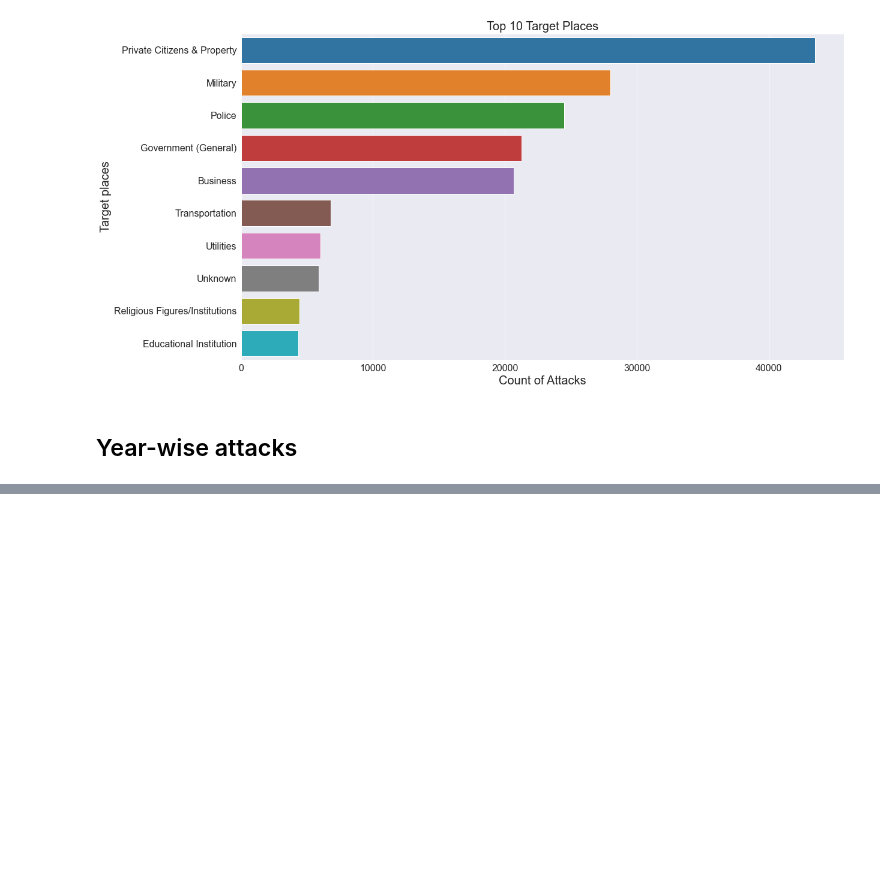
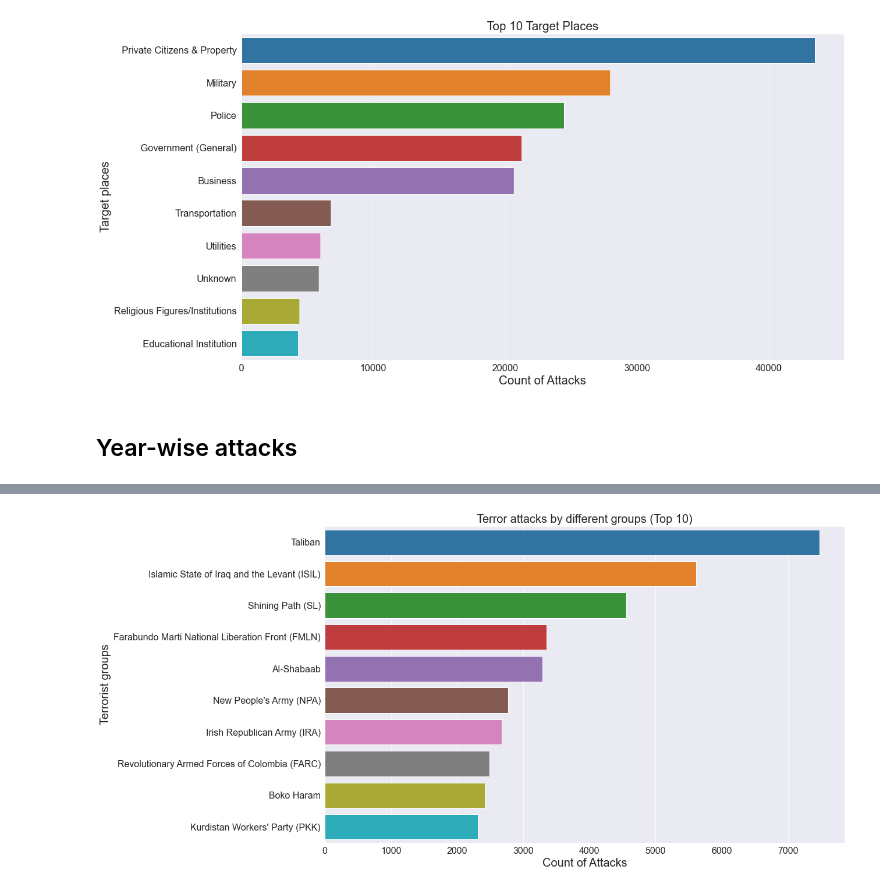
Before and after one commit to tiwari1302/TSF-GRIP, a Jupyter notebook: Task 4 Terrorism Data Analysis/Terrorism Data Analysis.ipynb, the cells around one changed output, grey strips where cells are left out. Drawn from its saved outputs; the diff is of its cells as text; code cells hidden in the pictures; blank space fills up the shorter version.

```diff
--- a/Task 4 Terrorism Data Analysis/Terrorism Data Analysis.ipynb
+++ b/Task 4 Terrorism Data Analysis/Terrorism Data Analysis.ipynb
@@ -205,0 +279,4 @@ if save_files:
+# %%
+terror_group = raw['gname'].value_counts().to_frame().drop('Unknown').head(10).reset_index()
+terror_group.columns.values[1] = 'Count of Attacks'
+terror_group
@@ -205,0 +295,18 @@ if save_files:
+# %%
+sns.set_style('darkgrid')
+fig = plt.figure(figsize=(16,10))
+sns.barplot(x="Count of Attacks", y="index", data=terror_group)
+plt.xlabel('Count of Attacks', fontsize = 20)
+plt.ylabel('Terrorist groups', fontsize = 20)
+plt.xticks(fontsize=16)
+plt.yticks(fontsize=16)
+plt.title('Terror attacks by different groups (Top 10)', fontsize = 20)
+plt.show()
+# save file
+if save_files:
+  if not os.path.exists('plots'):
+    os.makedirs('plots')
+  filename = 'plots/group-wise-attacks'
+  fig.savefig(filename, bbox_inches = 'tight')
+# %% [output]
+[figure, added]
```
Also changed, not shown: parts of 19 cells of this notebook.
